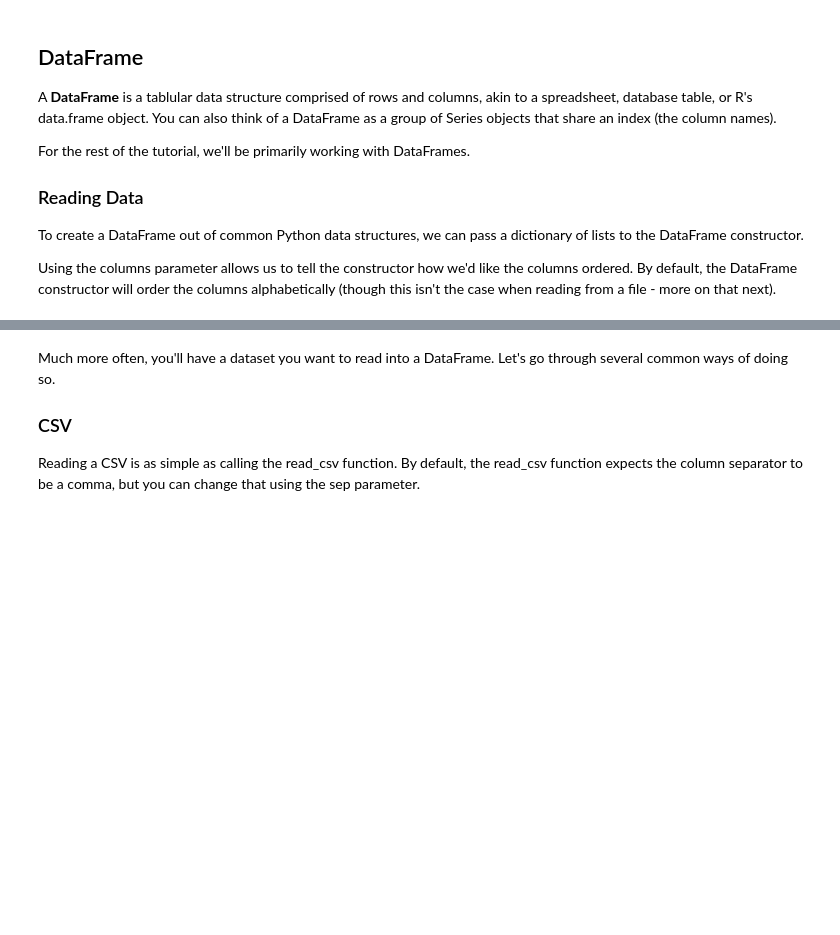
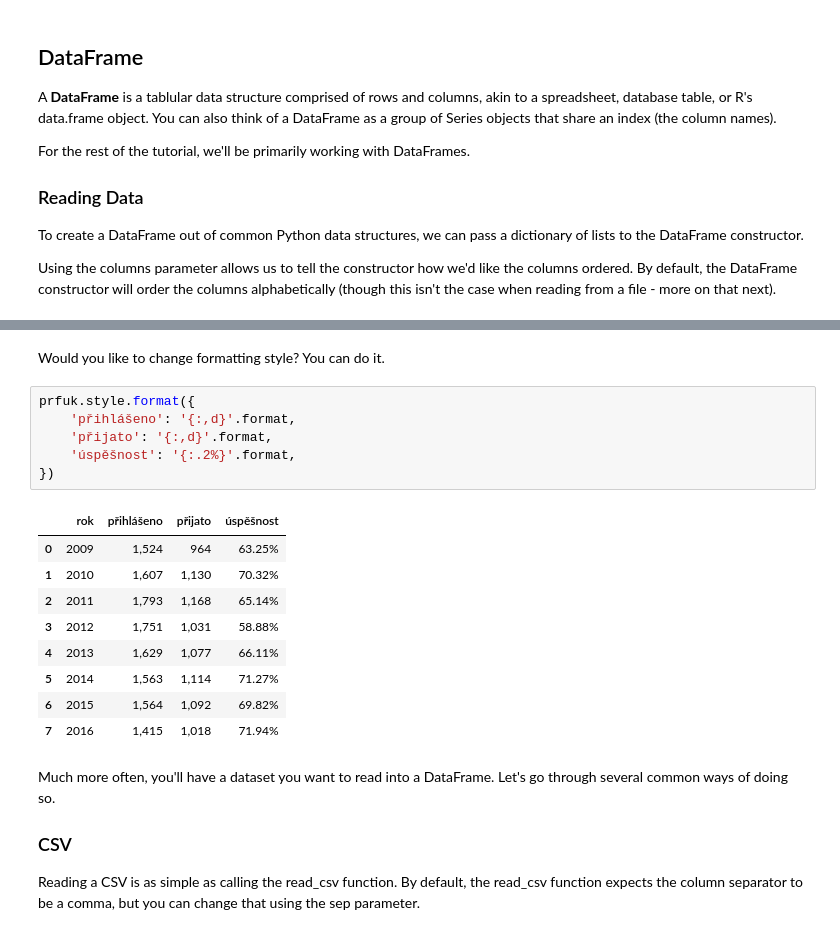
Before and after one commit to ondrolexa/r-python, a Jupyter notebook: pandas-01-titanic.ipynb, the cells around one changed output, grey strips where cells are left out. Saved outputs shown, nothing was run; the diff lists cells and outputs as text; blank space fills up the shorter version.

```diff
--- a/pandas-01-titanic.ipynb
+++ b/pandas-01-titanic.ipynb
@@ -264,3 +293,21 @@ football
+# %% [markdown]
+Would you like to change formatting style? You can do it.
+# %%
+prfuk.style.format({
+    'přihlášeno': '{:,d}'.format,
+    'přijato': '{:,d}'.format,
+    'úspěšnost': '{:.2%}'.format,
+})
+# %% [output]
+|  | rok | přihlášeno | přijato | úspěšnost |
+| 0 | 2009 | 1,524 | 964 | 63.25% |
+| 1 | 2010 | 1,607 | 1,130 | 70.32% |
+| 2 | 2011 | 1,793 | 1,168 | 65.14% |
+| 3 | 2012 | 1,751 | 1,031 | 58.88% |
+| 4 | 2013 | 1,629 | 1,077 | 66.11% |
+| 5 | 2014 | 1,563 | 1,114 | 71.27% |
+| 6 | 2015 | 1,564 | 1,092 | 69.82% |
+| 7 | 2016 | 1,415 | 1,018 | 71.94% |
 # %% [markdown]
 Much more often, you'll have a dataset you want to read into a DataFrame. Let's go through several common ways of doing so.
 
```
Also changed, not shown: parts of 42 cells of this notebook.
